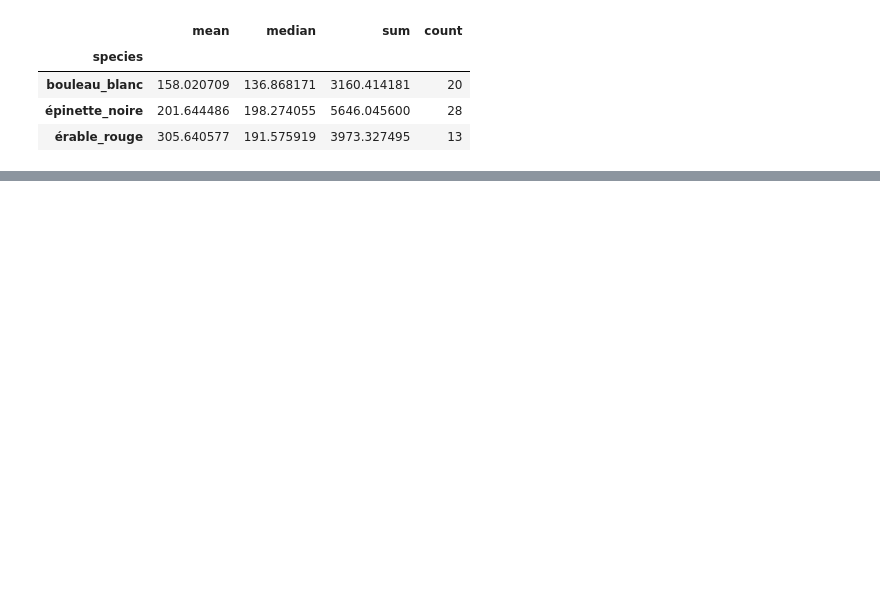
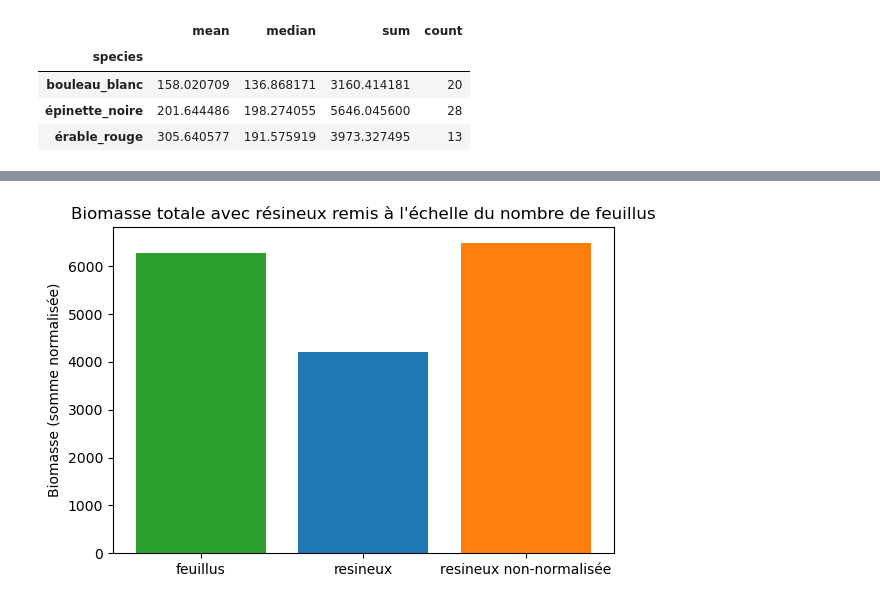
Before and after one commit to Grondinite/inventaire_forestier_jupyter_notebook, a Jupyter notebook: plot_comparison.ipynb, the cells around one changed output, grey strips where cells are left out. Saved outputs shown, nothing was run; the diff lists cells and outputs as text; code cells hidden in the pictures; blank space fills up the shorter version.

```diff
--- a/plot_comparison.ipynb
+++ b/plot_comparison.ipynb
@@ -38,6 +39,7 @@ normalized_sums = pd.Series(
     {
         "feuillus": summary_feuillus["sum"],
         "resineux": normalized_sum_resineux,
+        "resineux non-normalisée": summary_resineux["sum"],
     },
     name="normalized_sum",
 )
@@ -146,0 +81,81 @@ get_biomass_summary_by_species(df_all)
+# %%
+from IPython.display import display, Markdown
+
+summary_feuillus : Series = get_biomass_summary(df_feuillus)['biomass']
+summary_resineux : Series = get_biomass_summary(df_resineux)['biomass']
+
+feuillus_biomass = summary_feuillus[["sum"]]
+resineux_biomass = summary_resineux[["sum"]]
+variation_percentage = (summary_feuillus["sum"] - summary_resineux["sum"] )/ summary_resineux["sum"] * 100
+
+biomass_comparison = pd.DataFrame(
+    {
+        "feuillus": feuillus_biomass,
+        "resineux": resineux_biomass,
+        "variation": summary_feuillus["sum"] - summary_resineux["sum"],
+        "variation %": variation_percentage,
+    }
+)
+
+b_mean_variation = summary_feuillus["mean"] - summary_resineux["mean"]
+b_mean_variation_percent = round(b_mean_variation / summary_resineux["mean"] * 100, 2)
+
+biomass_mean_comparison = pd.DataFrame(
+    {
+        "feuillus": summary_feuillus[["mean"]],
+        "resineux": summary_resineux[["mean"]],
+        "variation": b_mean_variation,
+        "variation %": b_mean_variation_percent,
+    }
+)
+
+
+
+# language=Markdown
+report_text = f"""
+### 1. Portrait du Stock de Carbone: parcelle Feuillus vs Résineux
+
+Comparaison brute et non normalisé de la biomasse totale (sum) par parcelle révèle que les parcelles de feuillus et résineux semblent équivalentes en terme de stock de carbone, avec une variation de seulement {round(variation_percentage, 2)}%.
+
+{biomass_comparison.to_markdown()}
+
+Cependant, une analyse plus approfondie révèle un portrait différent: les feuillus, en particulier les érables rouge, sont plus large et stockent une biomasse beaucoup plus importante par individu, suggérant une production plus mature ou plus productive.
+
+Voici une analyse des éléments de preuve qui étayent cette conclusion:
+
+### 2. Le stock total vs individuel: La densité
+
+- La somme de la biomasse des résineux (sum = {summary_resineux["sum"]}) démontre une légère élévation en comparaison avec la biomasse des feuillus (sum = {summary_feuillus["sum"]}).
+- Le contexte critique: cette différence est entièrement expliqué par le dénombrement des individus plus élevé chez les resineux ({summary_resineux["count"]}) en comparaison avec les feuillus ({summary_feuillus["count"]}).
+
+**L'utilisation de la moyenne de la biomasse par arbre révèle une tendance beaucoup plus évocatrice:**
+
+{biomass_mean_comparison.to_markdown()}
+
+Avec cette nouvelle information, nous pouvons conclure que les individus de la **parcelle feuillus (en majorité composé d'érable rouges et de bouleaux blancs) stockent une biomasse beaucoup plus importante, a savoir {b_mean_variation_percent} % de plus** que la parcelle des résineux
+
+### 3. La comparaison normalisée confirme la supériorité des feuillus
+
+La figure "Biomasse totale avec résineux remis à l'échelle" addresse directement cette problématique quant au dénombrement. En normalisant le compte des résineux pour qu'ils coincident avec celui des feuillus ({summary_feuillus["count"]}), il est possible de répondre a la question suivante : "si les deux parcelles dénombraient la même quantité d'arbres, laquelle stockerait davantage de carbone ?"
+
+"""
+display(Markdown(report_text))
+
+plt.figure(figsize=(6, 4))
+plt.bar(normalized_sums.index, normalized_sums.values, color=["tab:green", "tab:blue", "tab:orange"])
+plt.ylabel("Biomasse (somme normalisée)")
+plt.title("Biomasse totale avec résineux remis à l'échelle du nombre de feuillus")
+plt.tight_layout()
+plt.show()
+
+# language=Markdown
+report_text = f"""
+
+Le résultat est sans equivoque, la parcelle des feuilleus stockerait beaucoup plus de carbone (environ {round(normalized_sums["feuillus"], 0)} kg) contre (environ {round(normalized_sums["resineux"], 0)} kg) pour les resineux
+
+"""
+# language=python
+display(Markdown(report_text))
+
+normalized_sums
+# %% [output]
@@ -146,0 +191 @@ get_biomass_summary_by_species(df_all)
+[figure, added]
```
Also changed, not shown: parts of 12 cells of this notebook, 4 other files.
